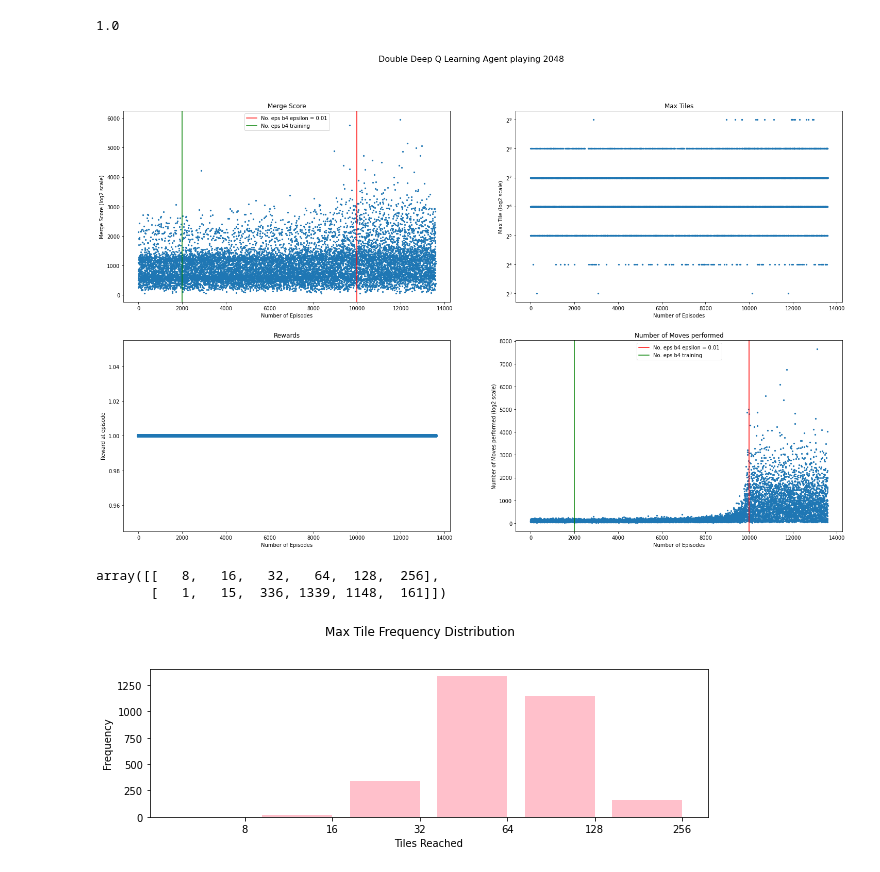
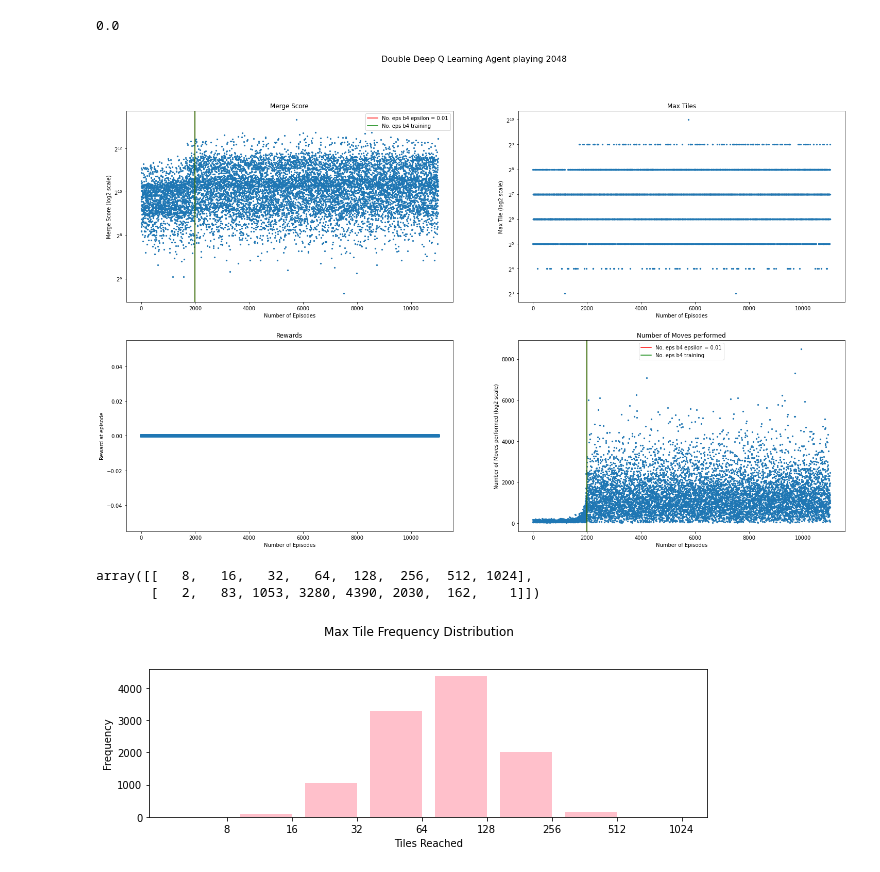
Before and after one commit to ribal-aladeeb/reinforcement-learning-2048, a Jupyter notebook: experiments/experiment_analysis.ipynb, the cells around one changed output. Cells and saved outputs as stored; diff of their text form; code cells hidden in the pictures.

```diff
--- a/experiments/experiment_analysis.ipynb
+++ b/experiments/experiment_analysis.ipynb
@@ -8,7 +8,7 @@ import pandas as pd
 import os
 # %%
 jobs = list(filter(lambda x: x not in ['.ipynb_checkpoints', 'experiment_analysis.ipynb', '__pycache__', 'notebook_utils'], os.listdir()))
-job_name = jobs[4]
+job_name = jobs[1]
 print(job_name)
 
 # Load episode data, hyper parameters and runtime from saved pickle objects
@@ -65,7 +65,7 @@ ax2 = fig.add_subplot(222)
 ax3 = fig.add_subplot(223)
 ax4 = fig.add_subplot(224)
 
-# ax1.set_yscale('log', base=2)
+ax1.set_yscale('log', base=2)
 ax2.set_yscale('log', base=2)
 
 title = "Deep Q Learning Agent playing 2048"
@@ -75,35 +75,35 @@ fig.suptitle(title, fontsize=16)
 
 
 ax1.scatter(iteration, merge_scores, s=s)
 ax1.set_title("Merge Score")
 ax1.set_ylabel("Merge Score (log2 scale)")
 ax1.set_xlabel("Number of Episodes")
 ax1.axvline(x=hyperparameters["no_episodes_to_reach_epsilon"], c='r', label=f"No. eps b4 epsilon = {hyperparameters['min_epsilon']}")
 ax1.axvline(x=hyperparameters["no_episodes_before_training"], c='g', label="No. eps b4 training")
 ax1.legend()
 
 ax2.scatter(iteration, max_tiles, s=s)
 ax2.set_title("Max Tiles")
 ax2.set_ylabel("Max Tile (log2 scale)")
 ax2.set_xlabel("Number of Episodes")
 
 ax3.scatter(iteration, rewards)
 ax3.set_title("Rewards")
 ax3.set_ylabel("Reward at episode")
 ax3.set_xlabel("Number of Episodes")
 
 ax4.scatter(iteration, number_of_moves, s=s)
 ax4.set_title("Number of Moves performed")
 ax4.set_ylabel("Number of Moves performed (log2 scale)")
 ax4.axvline(x=hyperparameters["no_episodes_to_reach_epsilon"], c='r', label=f"No. eps b4 epsilon = {hyperparameters['min_epsilon']}")
 ax4.axvline(x=hyperparameters["no_episodes_before_training"], c='g', label="No. eps b4 training")
 ax4.legend()
 ax4.set_xlabel("Number of Episodes")
 
 plt.show()
 # %% [output]
-1.0
+0.0
-[figure, old version]
+[figure, new version]
 # %%
 def get_max_tile_frequency(max_tiles_array):
     max_tile_frequency = np.array(np.unique(max_tiles_array, return_counts=True), dtype=int)
@@ -122,10 +122,10 @@ fig = plt.figure(figsize=(10,6))
 fig.suptitle("Max Tile Frequency Distribution")
 base_ax = fig.add_subplot(211)
 
-max_tile_frequency = get_max_tile_frequency(max_tiles[3000:6000])
+max_tile_frequency = get_max_tile_frequency(max_tiles[0:20000])
 plot_max_tile_distribution(max_tile_frequency, base_ax)
 max_tile_frequency
 # %% [output]
-array([[   8,   16,   32,   64,  128,  256],
-       [   1,   15,  336, 1339, 1148,  161]])
+array([[   8,   16,   32,   64,  128,  256,  512, 1024],
+       [   2,   83, 1053, 3280, 4390, 2030,  162,    1]])
-[figure, old version]
+[figure, new version]
```
Also changed, not shown: parts of 1 cell of this notebook, 2 other files.
